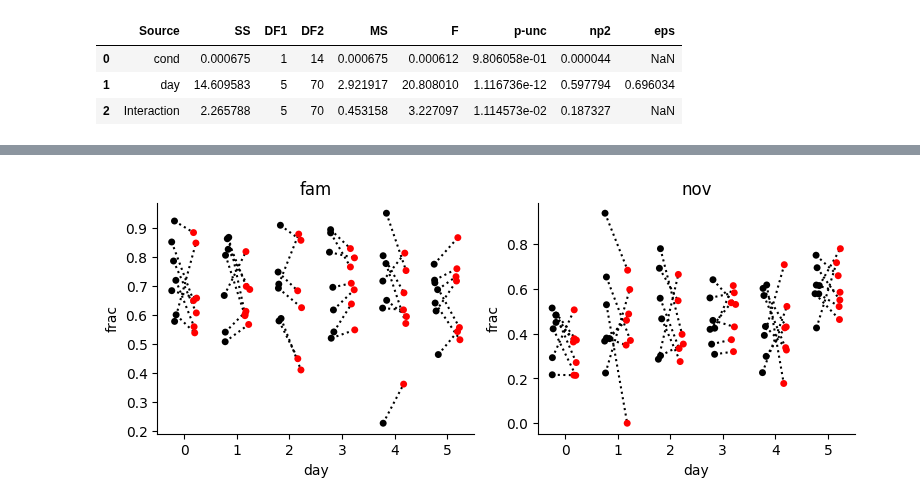
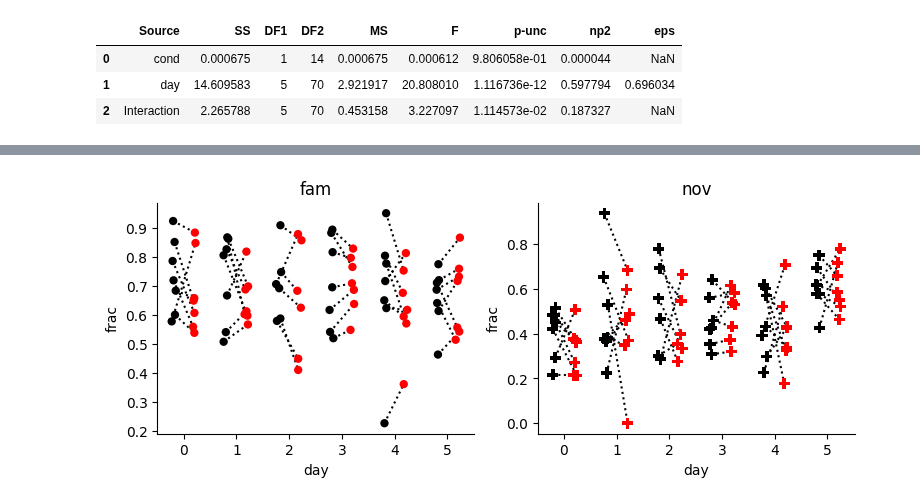
Before and after one commit to GiocomoLab/STX3KO_analyses, a Jupyter notebook: notebooks/supp_figs/fig_s5_placecellstats/place_cell_fracs.ipynb, the cells around one changed output, grey strips where cells are left out. Saved outputs shown, nothing was run; the diff lists cells and outputs as text; code cells hidden in the pictures.

```diff
--- a/notebooks/supp_figs/fig_s5_placecellstats/place_cell_fracs.ipynb
+++ b/notebooks/supp_figs/fig_s5_placecellstats/place_cell_fracs.ipynb
@@ -105,6 +105,13 @@ fig, ax = plt.subplots(1,2, figsize=[9,3])
 
 for i, ttype in enumerate(('fam', 'nov')):
     tmp_df = df.loc[df['nov']==ttype]
+    if ttype == 'fam':
+        marker='.'
+        s=12
+    else:
+        marker='P'
+        s=8
+
     sns.stripplot(
         data=tmp_df,
         x='day',
@@ -115,6 +122,8 @@ for i, ttype in enumerate(('fam', 'nov')):
         palette=['black','red'],
         hue_order=['ctrl','ko'],
         alpha=1.,
+        marker = marker,
+        s=s,
     )
 
     sns.pointplot(
@@ -206,30 +215,36 @@ df = pd.DataFrame(rows)
 # %%
 fig, ax = plt.subplots(1,2, figsize=[9,3])
 
 for i, ttype in enumerate(('fam', 'nov')):
     tmp_df = df.loc[df['ttype']==ttype]
+    if ttype == 'fam':
+        marker='.'
+        s=12
+    else:
+        marker='P'
+        s=8
     sns.stripplot(
         data=tmp_df,
         x='day',
         y='frac',
         hue='channel',
         dodge=True,
         ax=ax[i],
         palette=['black','red'],
         hue_order=['channel_1','channel_0'],
-        alpha=1., legend=False,
+        alpha=1., legend=False, marker=marker, s=s,
     )
 
 
     ax[i].set_title(ttype)
     for d in range(0,12,2):
         for (x0, y0), (x1, y1) in zip(ax[i].collections[d].get_offsets(), ax[i].collections[d+1].get_offsets()):
             ax[i].plot([x0, x1], [y0, y1], color='black', ls=':', zorder=0)
 
 for a in ax.flatten():
     a.spines['top'].set_visible(False)
     a.spines['right'].set_visible(False)
 
 fig.savefig(figdir / "sparse_frac_pcs.pdf")
 # %% [output]
-[figure, old version]
+[figure, new version]
```
Also changed, not shown: parts of 1 cell of this notebook.
